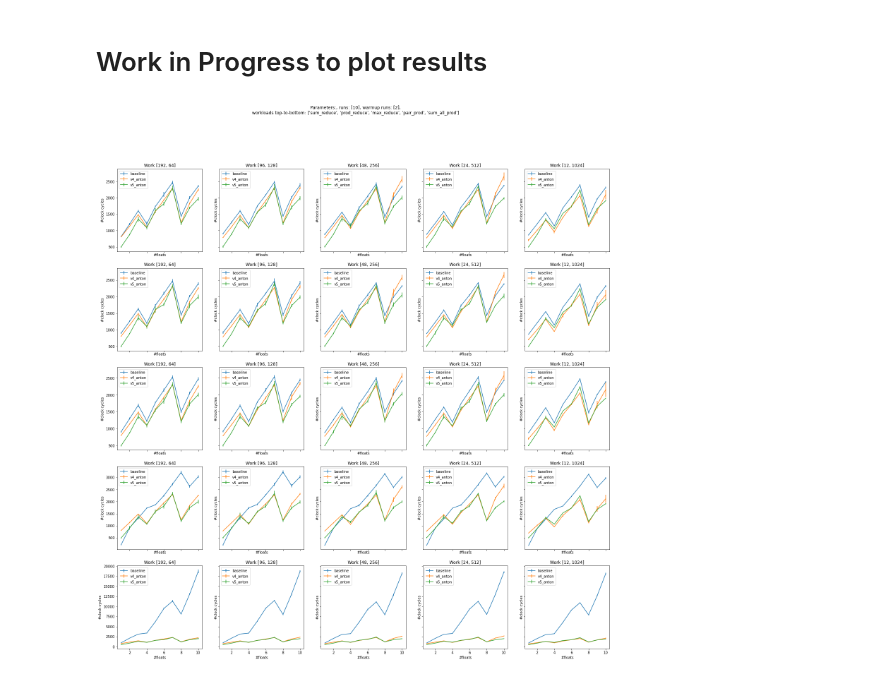
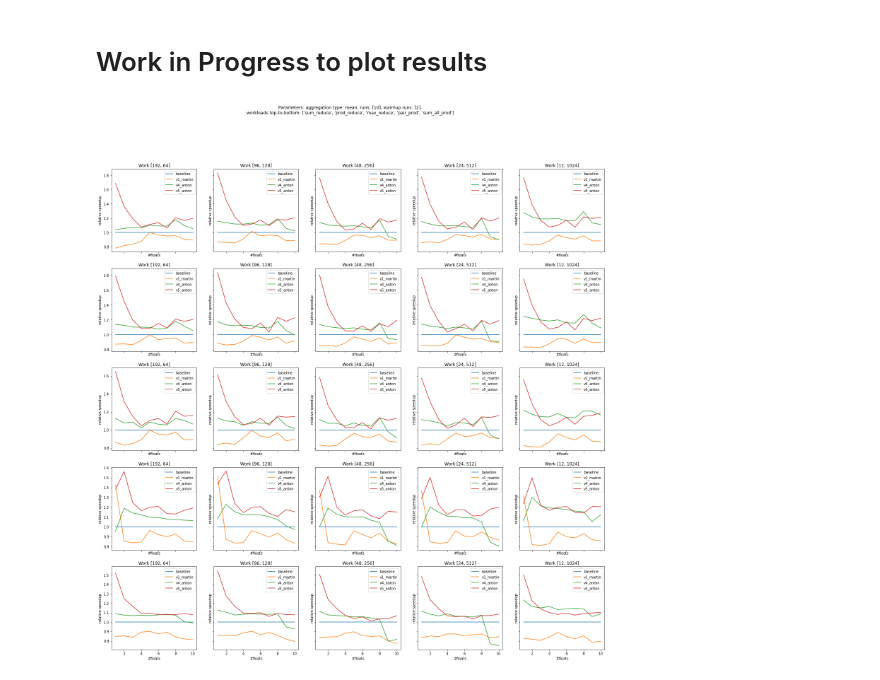
Before and after one commit to maerhart/dphpc-project, a Jupyter notebook: dynamic_allocator/plotting_temp.ipynb, the cells around one changed output. Saved outputs shown, nothing was run; the diff lists cells and outputs as text; code cells hidden in the pictures.

Commit message:
plotting relative speedups, select mean or max aggregation

```diff
--- a/dynamic_allocator/plotting_temp.ipynb
+++ b/dynamic_allocator/plotting_temp.ipynb
@@ -7,13 +7,14 @@
 # Plot benchmarks using existing run data
 
 import pandas as pd
+import numpy as np
 import matplotlib
 import matplotlib.pyplot as plt
 import sys
 
 
 #CSV_PATH = sys.argv[1]
-CSV_PATH = "results/2021-12-13-12:31:08"
+CSV_PATH = "results/2021-12-13-14:14:51"
 
 header = ['version', 'workload', 'runs', 'warmup', 'blocks', 'threads_per_block', 'num_floats', 'malloc_mean', 'malloc_max', 'free_mean', 'free_max', 'work_mean', 'work_max']
 df = pd.read_csv(CSV_PATH+"/out.csv", names = header, header = 0, delimiter = ' ')
@@ -21,8 +22,6 @@ df = pd.read_csv(CSV_PATH+"/out.csv", names = header, header = 0, delimiter = '
 
 # single plot
 def plot_floats_vs_cycles(df, ax, params):
-
-    measurement_type = params['measurement_type'] # is either "Malloc", "Work", or "Free"
 
     # filter for data that fits the given parameters
     block_mask = df['blocks'] == params['blocks']
@@ -44,40 +43,36 @@ def plot_floats_vs_cycles(df, ax, params):
 
 
     floats = list(df['num_floats'].unique())
+
     # select versions to plot
     if len(params['versions']) != 0:
         versions = params['versions']
     else:
         versions = list(df['version'].unique())
 
-    if 'Malloc' == params['measurement_type']:
-        ax.set_title("Malloc")
+    # plot lines
+    measurement_type = params['measurement_type'] # is either "malloc", "work", or "free"
+    aggregation_type = params['aggregation_type'] # is either "mean" or "max"
+    ax.set_title(measurement_type)
+    # baseline reference
+    reference_mean = df[df['version'] == versions[0]][measurement_type + '_' + aggregation_type]['mean']
 
-        for version in versions:
-            mean = df[df['version'] == version]['malloc_mean']['mean']
-            std = df[df['version'] == version]['malloc_mean']['std']
+    for version in versions:
+        mean = df[df['version'] == version][measurement_type + '_' + aggregation_type]['mean']
+        std = df[df['version'] == version][measurement_type + '_' + aggregation_type]['std']
+
+        # relative speedup to first version (baseline)
+        if params['show_speedup']:
+            speedup = np.asarray(reference_mean) / np.asarray(mean)
+            ax.plot(floats, speedup, label=str(version))
+            ax.set_ylabel("relative speedup")
+        else:
             ax.errorbar(floats, mean, std, label=str(version))
-
-    elif 'Free' == params['measurement_type']:
-        ax.set_title("Free")
-
-        for version in versions:
-            mean = df[df['version'] == version]['free_mean']['mean']
-            std = df[df['version'] == version]['free_mean']['std']
-            ax.errorbar(floats, mean, std, label=str(version))
-
-    elif 'Work' == params['measurement_type']:
-        ax.set_title("Work")
-
-        for version in versions:
-            mean = df[df['version'] == version]['work_mean']['mean']
-            std = df[df['version'] == version]['work_mean']['std']
-            ax.errorbar(floats, mean, std, label=str(version))
-
+            ax.set_ylabel("#clock cycles")
 
     ax.legend()
     ax.set_xlabel("#floats")
-    ax.set_ylabel("#clock cycles")
+    return
 
 
 
@@ -89,7 +84,7 @@ warmups = list(df['warmup'].unique())
 blocks = list(df['blocks'].unique())
 threads_per_block = list(df['threads_per_block'].unique())
 num_floats = list(df['num_floats'].unique())
-measurement_types = ['Malloc', 'Work', 'Free']
+measurement_types = ['malloc', 'work', 'free']
 
 def plot_workloads_vs_measurement_type():
     ## plot (workloads) vs (malloc, work, free)
@@ -99,10 +94,13 @@ def plot_workloads_vs_measurement_type():
     n_threads_per_block = 64
     n_floats = 10
     versions = [] # all
+    aggregation_type = 'mean' # or max
+    show_speedup = False
 
     fig.suptitle("Parameters:" \
               + " blocks: " + str(n_blocks)\
               + ", threads per block: " + str(n_threads_per_block)\
+              + ", aggregation type: " + str(aggregation_type)\
               + ", runs: " + str(runs)\
               + ", warmup runs: " + str(warmups) + ",\n"\
               + "workloads top-to-bottom: " + str(workloads))
@@ -116,7 +114,9 @@ def plot_workloads_vs_measurement_type():
                       'threads_per_block': 64,
                       'workload': workload,
                       'num_floats': n_floats,
-                      'versions': versions}
+                      'versions': versions,
+                      'aggregation_type': aggregation_type,
+                      'show_speedup': show_speedup}
             if len(workloads) == 1:
                 ax = axs[i]
             else:
@@ -131,36 +131,41 @@ def plot_blocks_vs_threads_per_block():
     fig, axs = plt.subplots(len(workloads), len(threads_per_block), sharey='row', sharex=True, figsize=(len(threads_per_block)*5, len(workloads)*5))
     # constant parameters
     n_floats = 10
-    versions = ['baseline', 'v4_anton', 'v5_anton']
+    versions = ['baseline', 'v1_martin', 'v4_anton', 'v5_anton']
+    aggregation_type = 'mean' # or max
+    show_speedup = True
 
     fig.suptitle("Parameters:" \
+              + " aggregation type: " + str(aggregation_type)\
               + ", runs: " + str(runs)\
               + ", warmup runs: " + str(warmups) + ",\n"\
               + "workloads top-to-bottom: " + str(workloads))
     #fig.supxlabel('Measurement type')
     #fig.supylabel('Workload')
 
     for w, workload in enumerate(workloads):
         for b, block in enumerate(blocks):
 
-            params = {'measurement_type': 'Work',
+            params = {'measurement_type': 'work',
                       'blocks': block,
                       'threads_per_block': threads_per_block[b],
                       'workload': workload,
                       'num_floats': n_floats,
-                      'versions': versions}
+                      'versions': versions,
+                      'aggregation_type': aggregation_type,
+                      'show_speedup': show_speedup}
             if len(workloads) == 1:
                 ax = axs[b]
             else:
                 ax = axs[w][b]
             plot_floats_vs_cycles(df, ax, params)
             ax.set_title("Work ["+str(block)+", "+str(threads_per_block[b])+"]")
 
     plt.savefig(CSV_PATH+"/blocks_vs_threads_per_block_vs_workload.png", dpi=60, bbox_inches='tight')
     plt.show()
 
 
 #plot_workloads_vs_measurement_type()
 plot_blocks_vs_threads_per_block()
 # %% [output]
-[figure, old version]
+[figure, new version]
```
Also changed, not shown: 2 other files.
